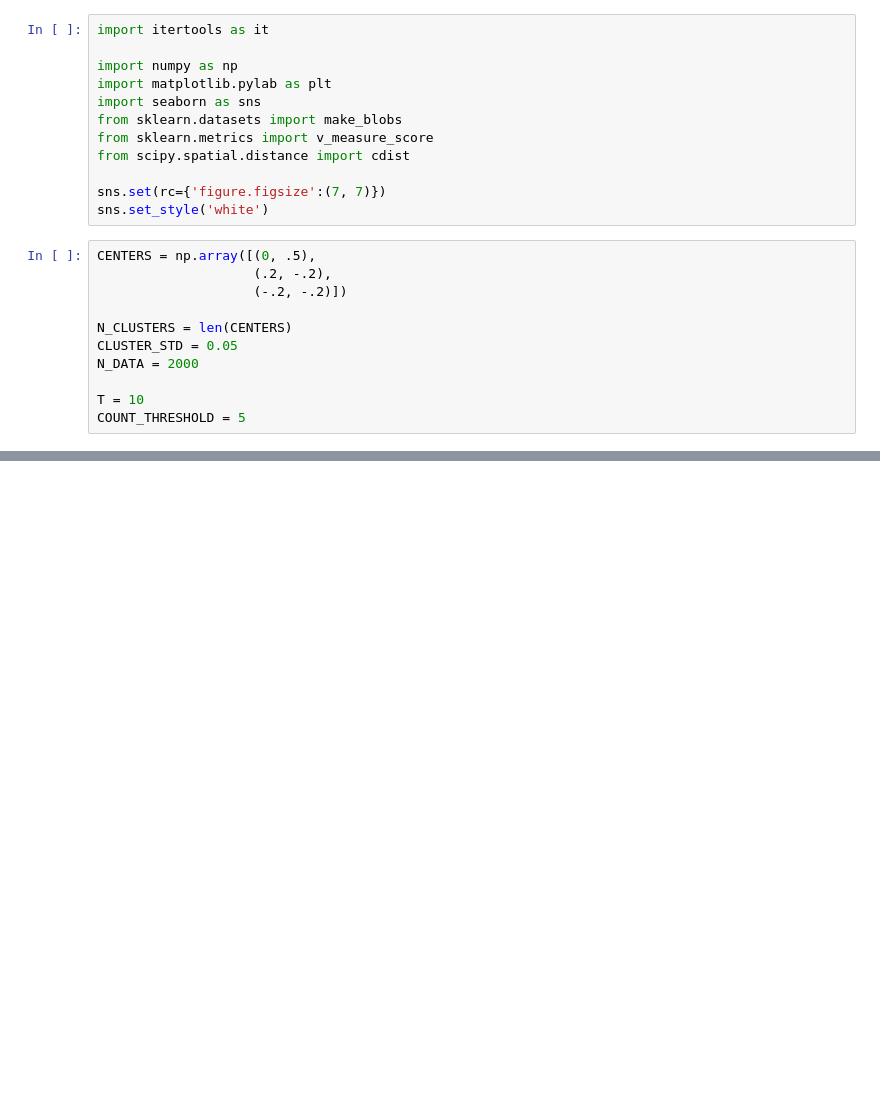
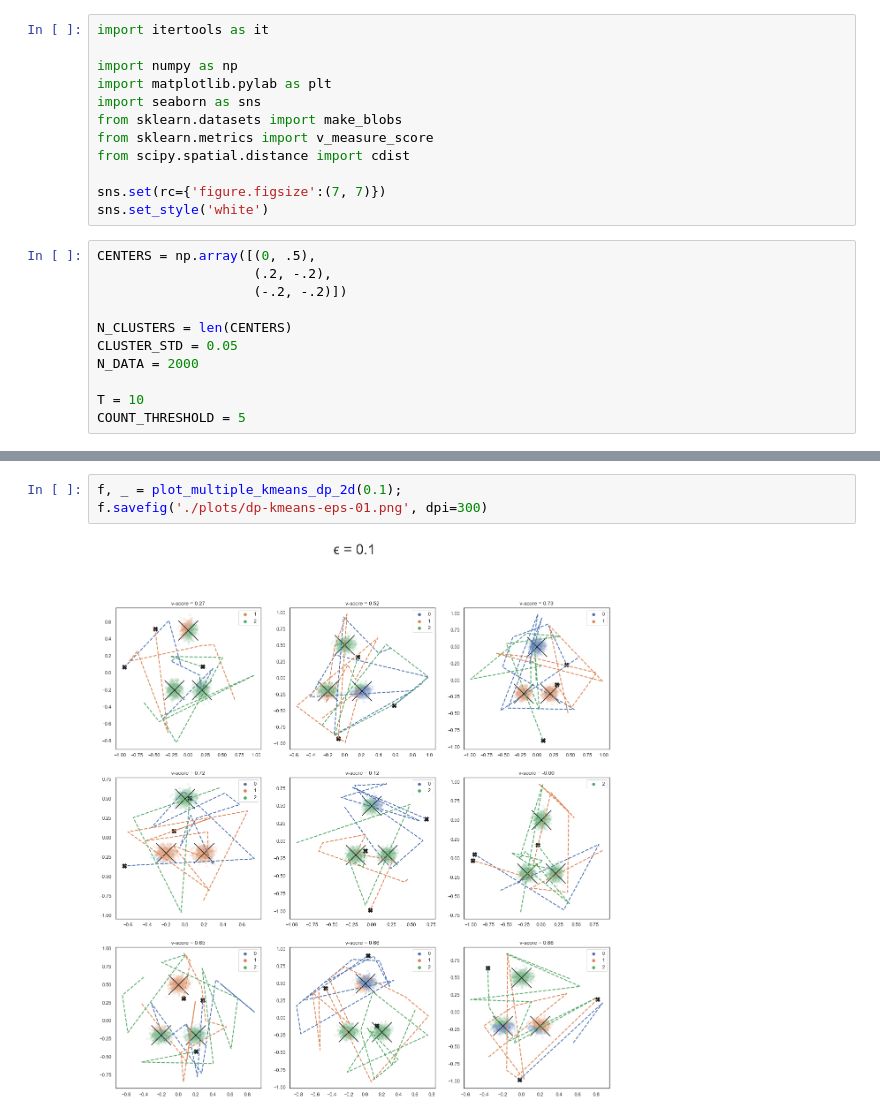
Before and after one commit to shlomihod/bu-cs591-algorithms-in-society-spring20, a Jupyter notebook: hw1/dp-kmeans.ipynb, the cells around one changed output, grey strips where cells are left out. Drawn from its saved outputs; the diff is of its cells as text; blank space fills up the shorter version.

```diff
--- a/hw1/dp-kmeans.ipynb
+++ b/hw1/dp-kmeans.ipynb
@@ -169,0 +179,5 @@ plot_multiple_kmeans_dp_2d(0.1);
+# %%
+f, _ = plot_multiple_kmeans_dp_2d(0.1);
+f.savefig('./plots/dp-kmeans-eps-01.png', dpi=300)
+# %% [output]
+[figure, added]
```
Also changed, not shown: parts of 7 cells of this notebook.
